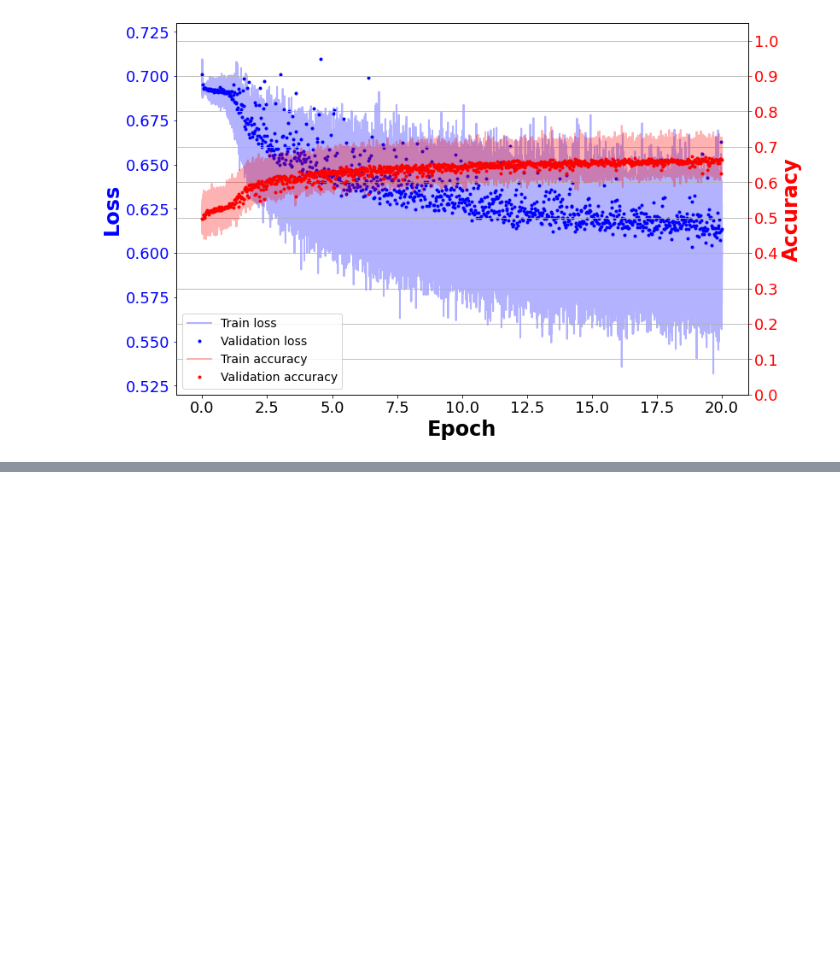
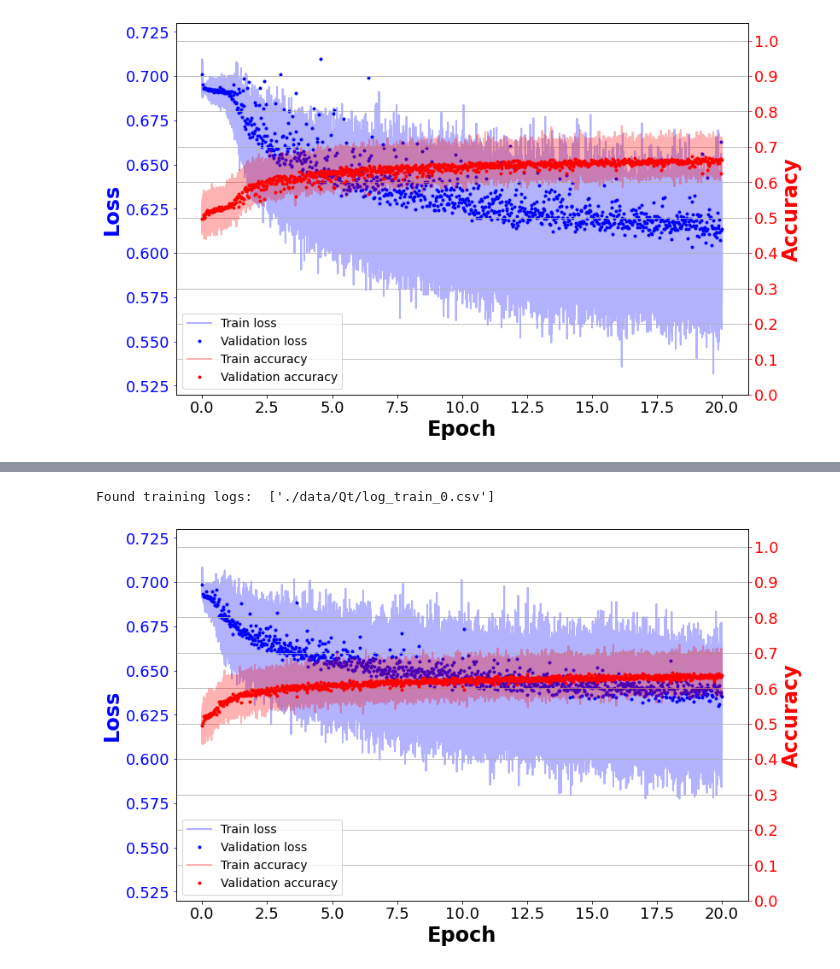
Before and after one commit to inakierregueab/WatChMaL, a Jupyter notebook: xps/time_as_channel/exploration.ipynb, the cells around one changed output, grey strips where cells are left out. Cells and saved outputs as stored; diff of their text form; code cells hidden in the pictures; blank space fills up the shorter version.

```diff
--- a/xps/time_as_channel/exploration.ipynb
+++ b/xps/time_as_channel/exploration.ipynb
@@ -220,0 +247,5 @@ Found training logs:  ['./data/Q+Ts/log_train_0.csv']
+# %%
+disp_learn_hist(base_path+'Qt', losslims=(0.52, 0.73))
+# %% [output]
+Found training logs:  ['./data/Qt/log_train_0.csv']
+[figure, added]
```
Also changed, not shown: parts of 13 cells of this notebook, 12 other files.
